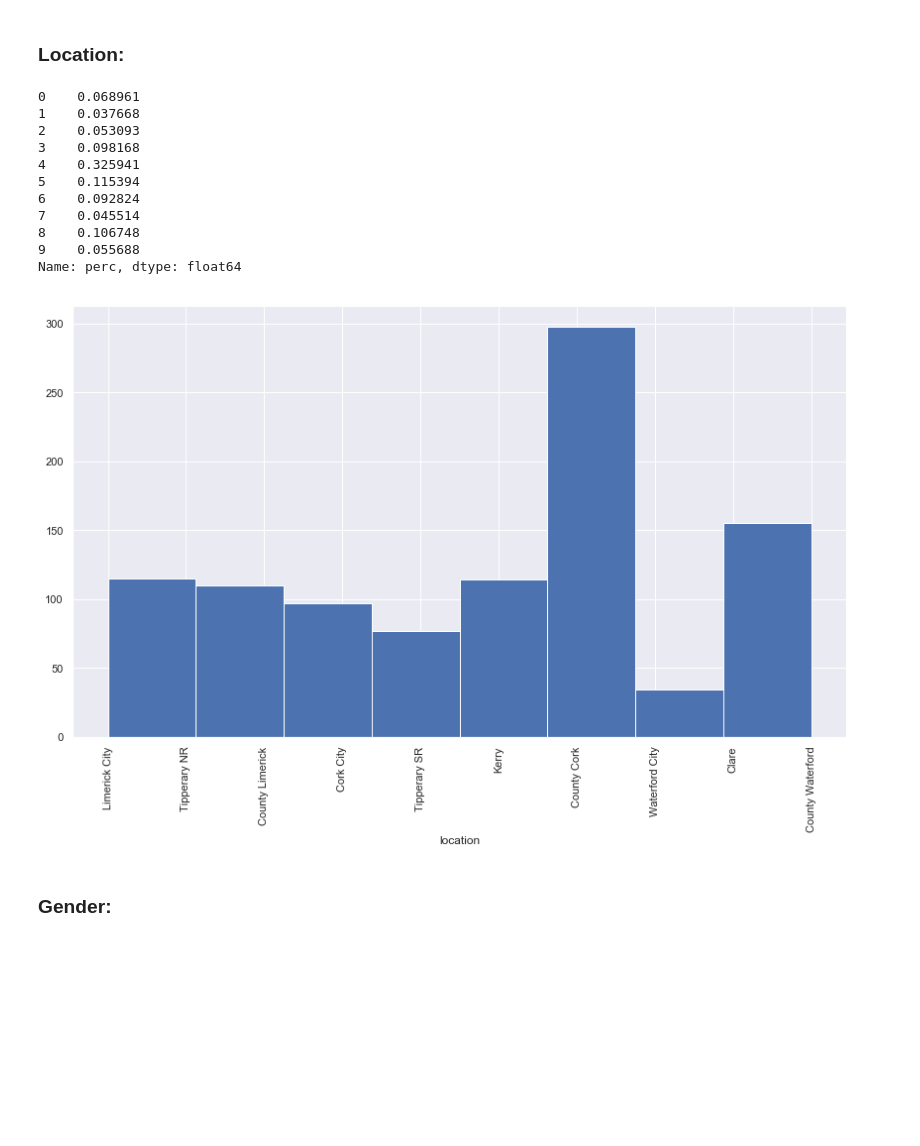
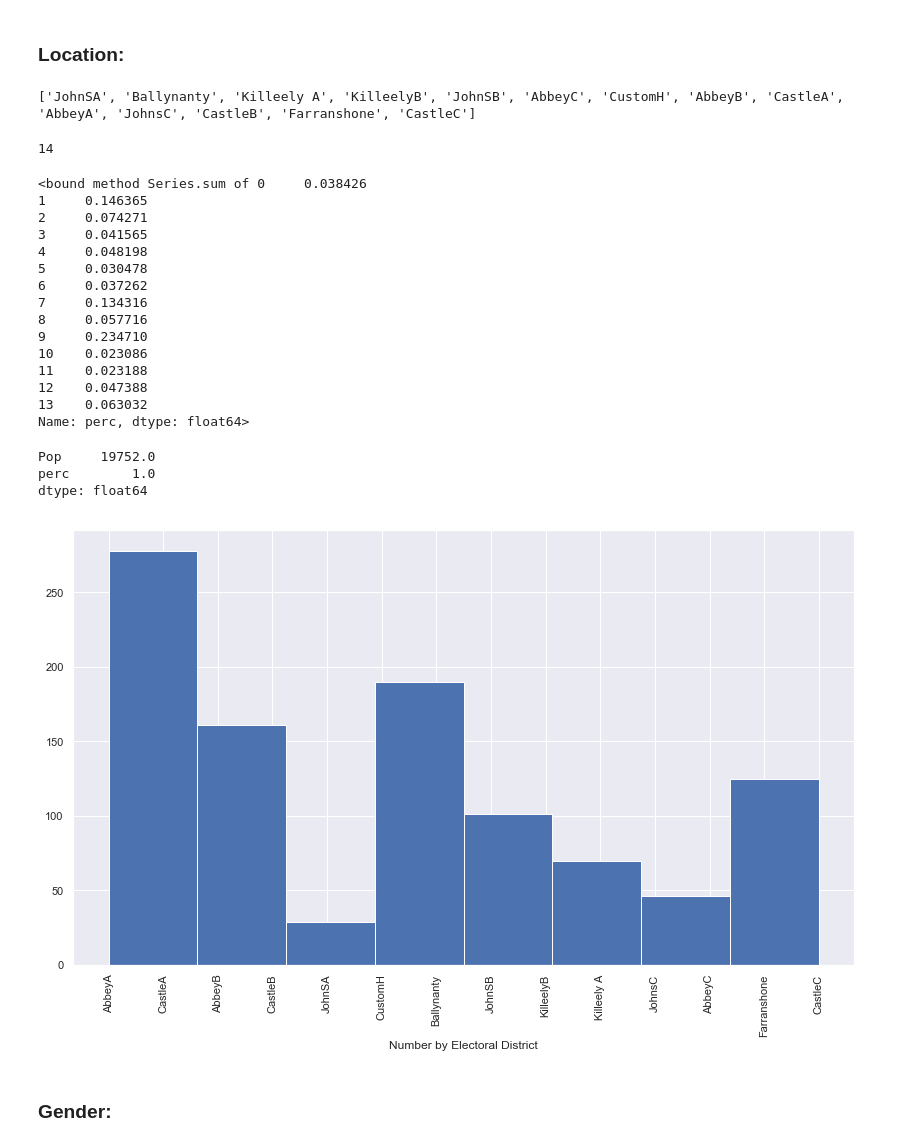
Before and after one commit to fionaoriordan/52465_19_project, a Jupyter notebook: 52465_19_project_dep1.ipynb, the cells around one changed output. Saved outputs shown, nothing was run; the diff lists cells and outputs as text; code cells hidden in the pictures; blank space fills up the shorter version.

Commit message:
Trying to select index number based on district

```diff
--- a/52465_19_project_dep1.ipynb
+++ b/52465_19_project_dep1.ipynb
@@ -79,27 +103,41 @@ plt.rcParams.update({'font.size': 22})
 samplesize = 1000
 # %% [markdown]
 ### Location:
+# %%
+ed = ['JohnSA','Ballynanty','Killeely A','KilleelyB','JohnSB','AbbeyC','CustomH',
+      'AbbeyB','CastleA','AbbeyA','JohnsC','CastleB','Farranshone','CastleC']
+print(ed)
+
+len(ed)
+# %% [output]
+['JohnSA', 'Ballynanty', 'Killeely A', 'KilleelyB', 'JohnSB', 'AbbeyC', 'CustomH', 'AbbeyB', 'CastleA', 'AbbeyA', 'JohnsC', 'CastleB', 'Farranshone', 'CastleC']
+14
 # %%
 # Calucate the percentage population by LEA in Munster:
-pop = [88271, 48216, 67960, 125657, 417211, 147707, 118817, 58259, 136640, 71282]
-LEA = ["Tipperary SR", "Waterford City", "County Waterford",
-       "Cork City", "County Cork", "Kerry", "Clare", "Limerick City", "County Limerick", "Tipperary NR"]
-df1 = pd.DataFrame({"Pop": pop, "LEA": LEA})
+pop = [759, 2891,1467,821,952,602,736,2653,1140,4636,456,458,936,1245]
+df1 = pd.DataFrame({"Pop": pop})
 
 df1['perc']= df1['Pop']/df1['Pop'].sum()
 
-print(df1['perc'])
+print(df1['perc'].sum)
 
-arr = df1['perc']
+df1.sum()
 # %% [output]
-0    0.068961
-1    0.037668
-2    0.053093
-3    0.098168
-4    0.325941
-5    0.115394
-6    0.092824
-7    0.045514
-8    0.106748
-9    0.055688
-Name: perc, dtype: float64
+<bound method Series.sum of 0     0.038426
+1     0.146365
+2     0.074271
+3     0.041565
+4     0.048198
+5     0.030478
+6     0.037262
+7     0.134316
+8     0.057716
+9     0.234710
+10    0.023086
+11    0.023188
+12    0.047388
+13    0.063032
+Name: perc, dtype: float64>
+Pop     19752.0
+perc        1.0
+dtype: float64
@@ -112,15 +144,17 @@ location = np.random.choice(LEA, samplesize,p =df1['perc'])
+# %%
+district = np.random.choice(ed, samplesize,p =df1['perc'])
 # %%
 # plot a histogram of array location distribution.x
 
 
 plt.figure(figsize=(14,8), facecolor='w', edgecolor='k', clear='True')
-plt.hist(location, bins=8)
-plt.xlabel('location')
+plt.hist(district, bins=8)
+plt.xlabel('Number by Electoral District')
 # Adapted from https://stackoverflow.com/questions/42559206/how-to-rotate-axis-labels-when-using-a-matplotlib-histogram
 plt.xticks(rotation='vertical')
 plt.show()
 # %% [output]
-[figure, old version]
+[figure, new version]
 # %% [markdown]
 ### Gender:
 # %%
```
Also changed, not shown: parts of 11 cells of this notebook.
